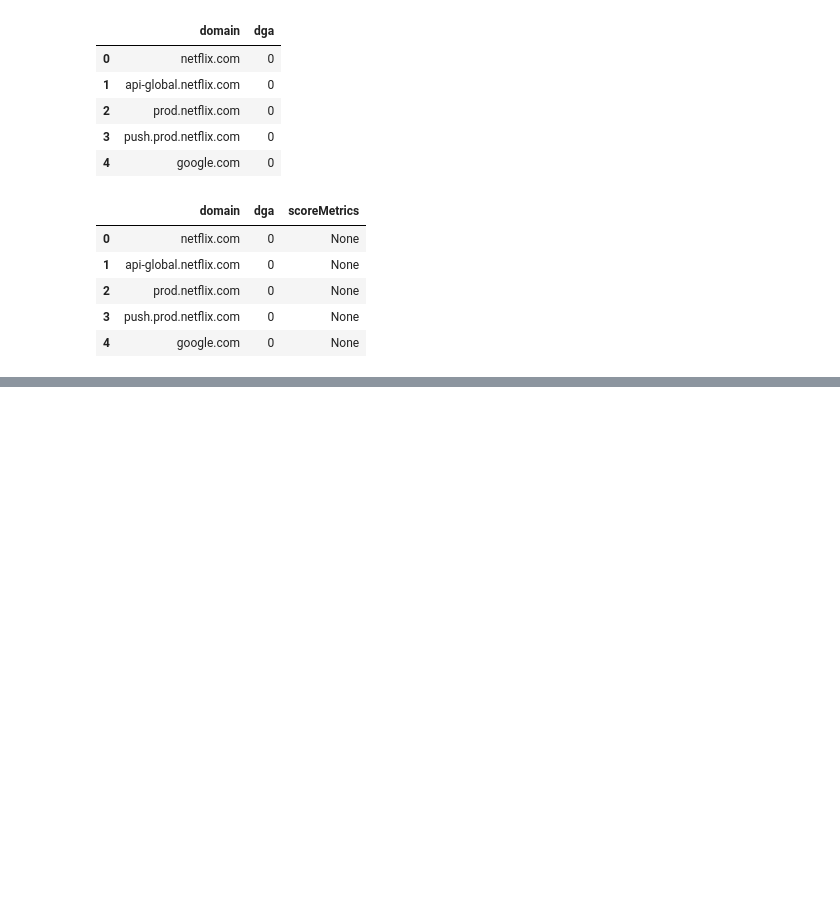
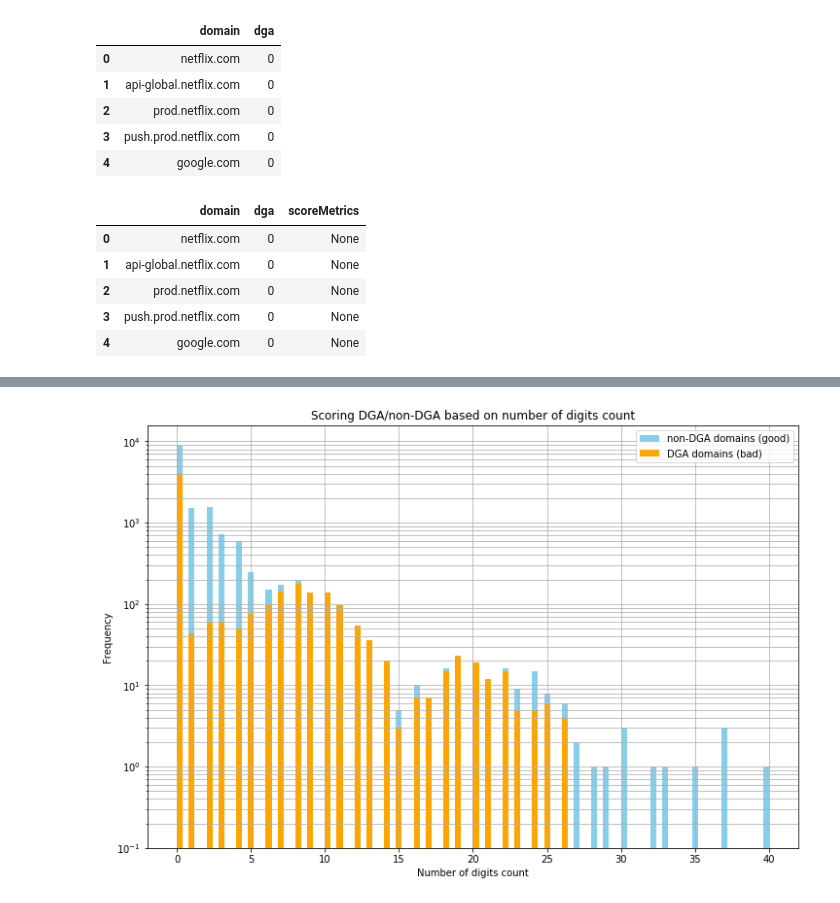
Before and after one commit to jnhunsberger/requex_private, a Jupyter notebook: code/EDA_word_check.ipynb, the cells around one changed output, grey strips where cells are left out. Saved outputs shown, nothing was run; the diff lists cells and outputs as text; code cells hidden in the pictures; blank space fills up the shorter version.

```diff
--- a/code/EDA_word_check.ipynb
+++ b/code/EDA_word_check.ipynb
@@ -324,0 +340,5 @@ plot_hists(sc_dga, sc_nondga, 1, 'Normalized number of distinct words',
+# %%
+plot_hists(sc_dga, sc_nondga, 4, 'Number of digits count',
+           'Scoring DGA/non-DGA based on number of digits count')
+# %% [output]
+[figure, added]
```
Also changed, not shown: parts of 13 cells of this notebook.
